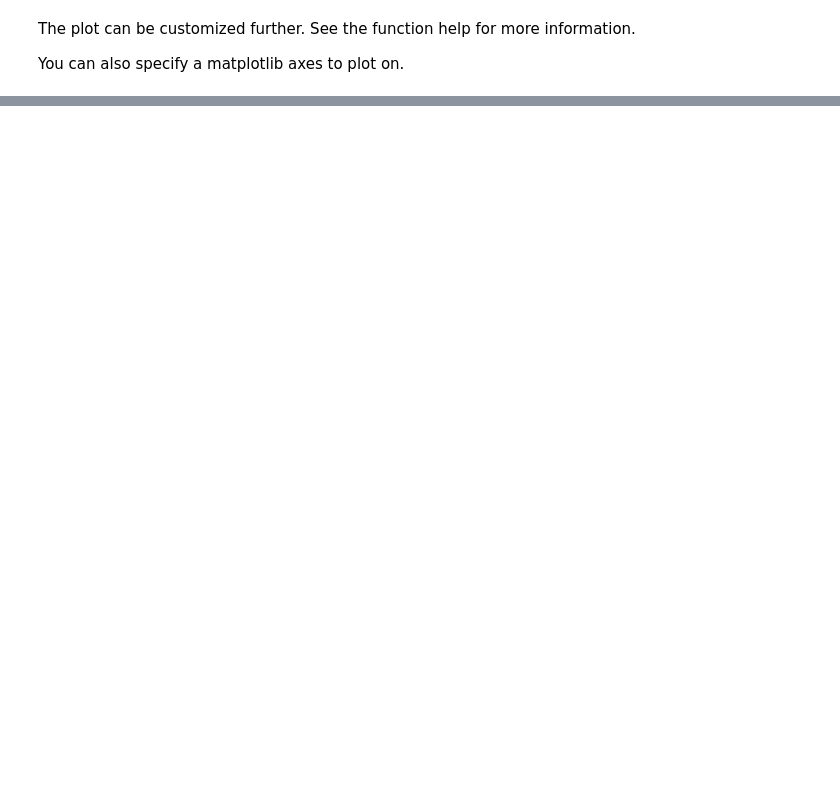
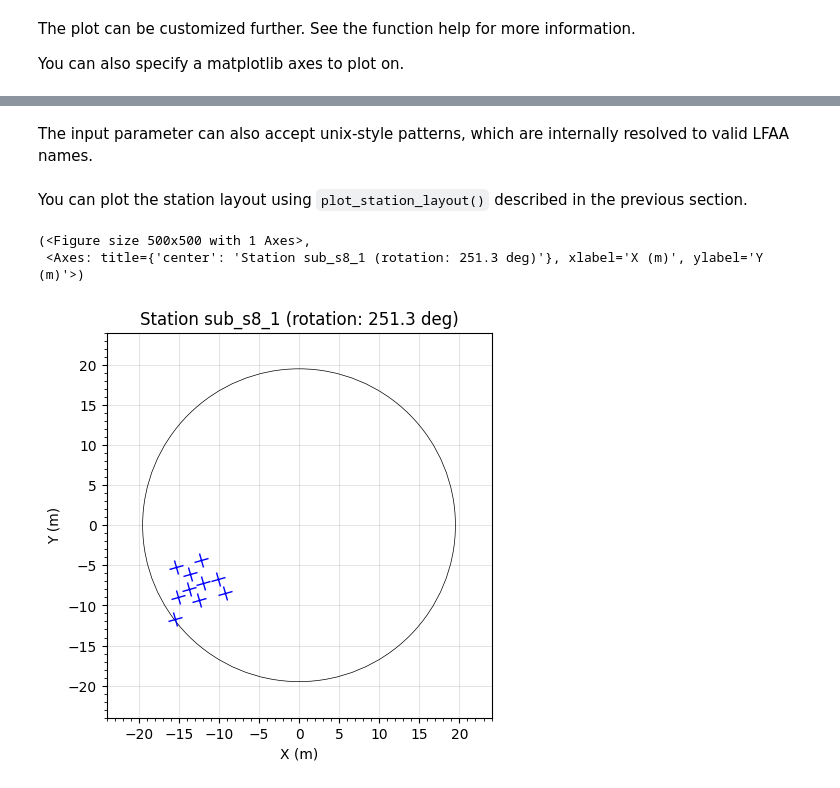
Before and after one commit to ska-telescope/ska_ost_sim_low_station_beam, a Jupyter notebook: docs/examples.ipynb, the cells around one changed output, grey strips where cells are left out. Cells and saved outputs as stored; diff of their text form; code cells hidden in the pictures; blank space fills up the shorter version.

Commit message:
OPS-252 allow substation definition

```diff
--- a/docs/examples.ipynb
+++ b/docs/examples.ipynb
@@ -89,0 +85,17 @@ station.get_lfaa_coordinates(lfaa_names="SB01-01,SB01-02")
+# %% [markdown]
+The input parameter can also accept unix-style patterns, which are internally resolved to valid LFAA names.
+# %%
+substation = LowStation(
+    station_type="substation",
+    station_name="sub_s8_1",
+    parent_station="S8-1",
+    lfaa_list="SB01-01,SB01-*"
+)
+# %% [markdown]
+You can plot the station layout using `plot_station_layout()` described in the previous section.
+# %%
+substation.plot_station_layout(plot_station_boundary=True, station_boundary_alpha=1)
+# %% [output]
+(<Figure size 500x500 with 1 Axes>,
+ <Axes: title={'center': 'Station sub_s8_1 (rotation: 251.3 deg)'}, xlabel='X (m)', ylabel='Y (m)'>)
+[figure, added]
```
Also changed, not shown: parts of 15 cells of this notebook, 4 other files.
